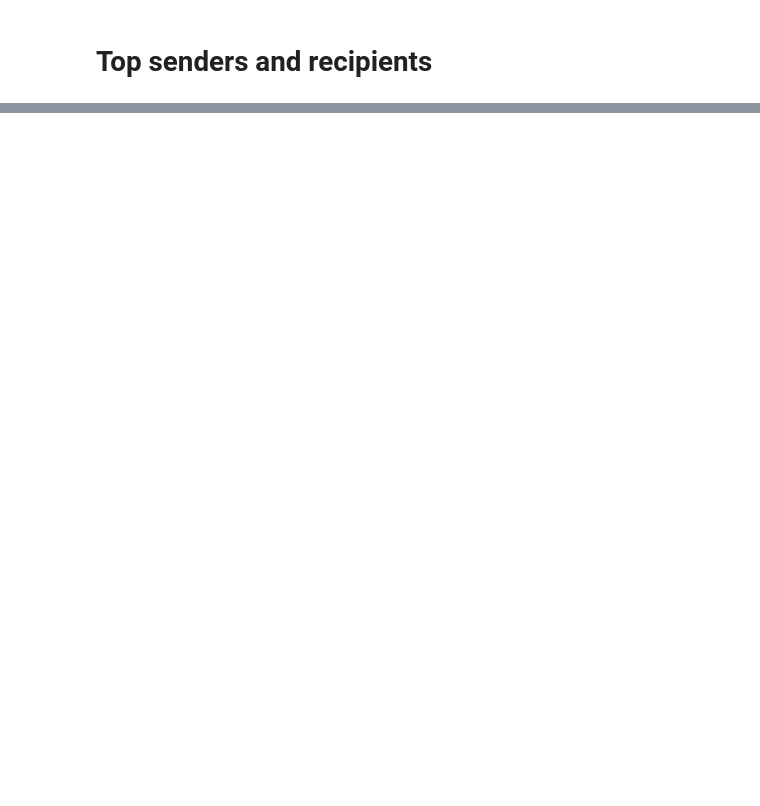
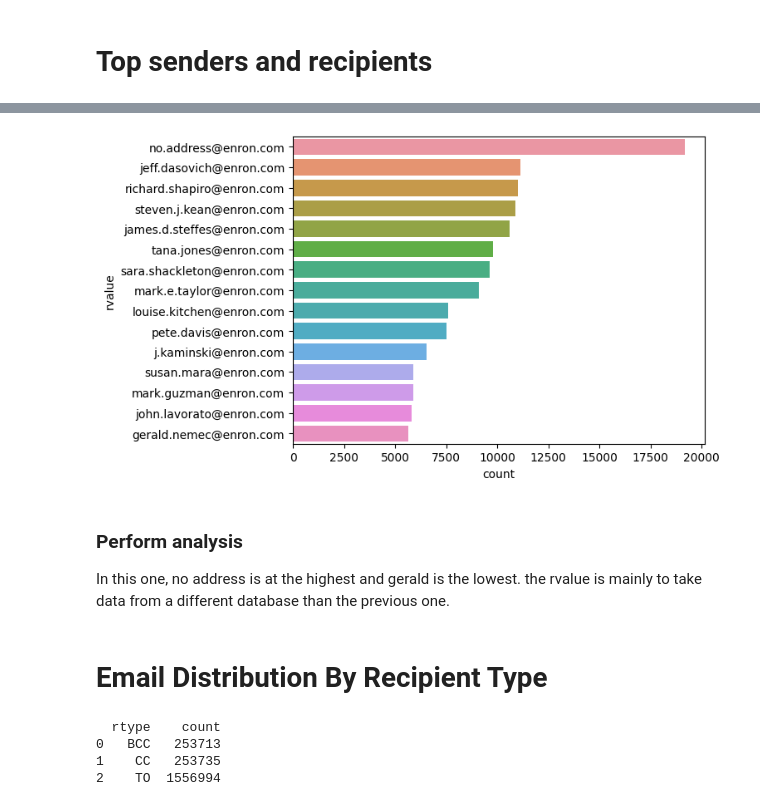
Before and after one commit to Ashlay01/Ash21212022, a Jupyter notebook: Copy_of_download_enron_data.ipynb, the cells around one changed output, grey strips where cells are left out. Saved outputs shown, nothing was run; the diff lists cells and outputs as text; code cells hidden in the pictures; blank space fills up the shorter version.

```diff
--- a/Copy_of_download_enron_data.ipynb
+++ b/Copy_of_download_enron_data.ipynb
@@ -467,0 +541,17 @@ plt.show()
+# %%
+#write down sql query to count top recipient using count()
+
+sql_recipient = """
+SELECT rvalue,COUNT(*)
+AS count
+FROM Recipientinfo
+Group by rvalue
+order by count
+desc
+Limit 15
+"""
+# %%
+#convert data into dataframe
+
+Toprecipients_df = pd.read_sql_query(sql_recipient,conn)
+Toprecipients_df
@@ -467,0 +575,14 @@ plt.show()
+# %%
+#plot graph using barplot()
+
+data2 = Toprecipients_df
+sns.barplot(x="count",y="rvalue",data=data2)
+plt.show()
+# %% [output]
+[figure, added]
+# %% [markdown]
+### Perform analysis
+
+In this one, no address is at the highest and gerald is the lowest. the rvalue is mainly to take data from a different database than the previous one.
+# %% [markdown]
+# Email Distribution By Recipient Type
@@ -467,0 +597,11 @@ plt.show()
+# %%
+#convert data into dataframe and display the dataframe
+
+result = conn.execute(sql_rtype).fetchall()
+df = pd.DataFrame(result, columns=['rtype', 'count'])
+print(df)
+# %% [output]
+  rtype    count
+0   BCC   253713
+1    CC   253735
+2    TO  1556994
```
Also changed, not shown: parts of 16 cells of this notebook.
